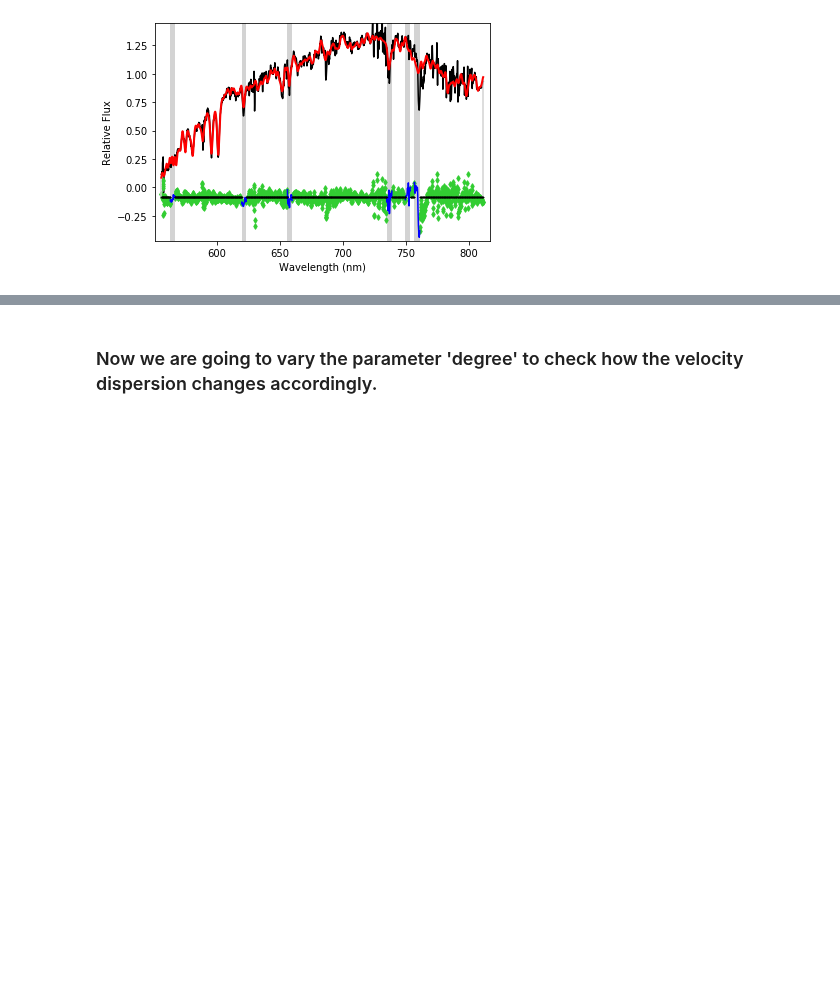
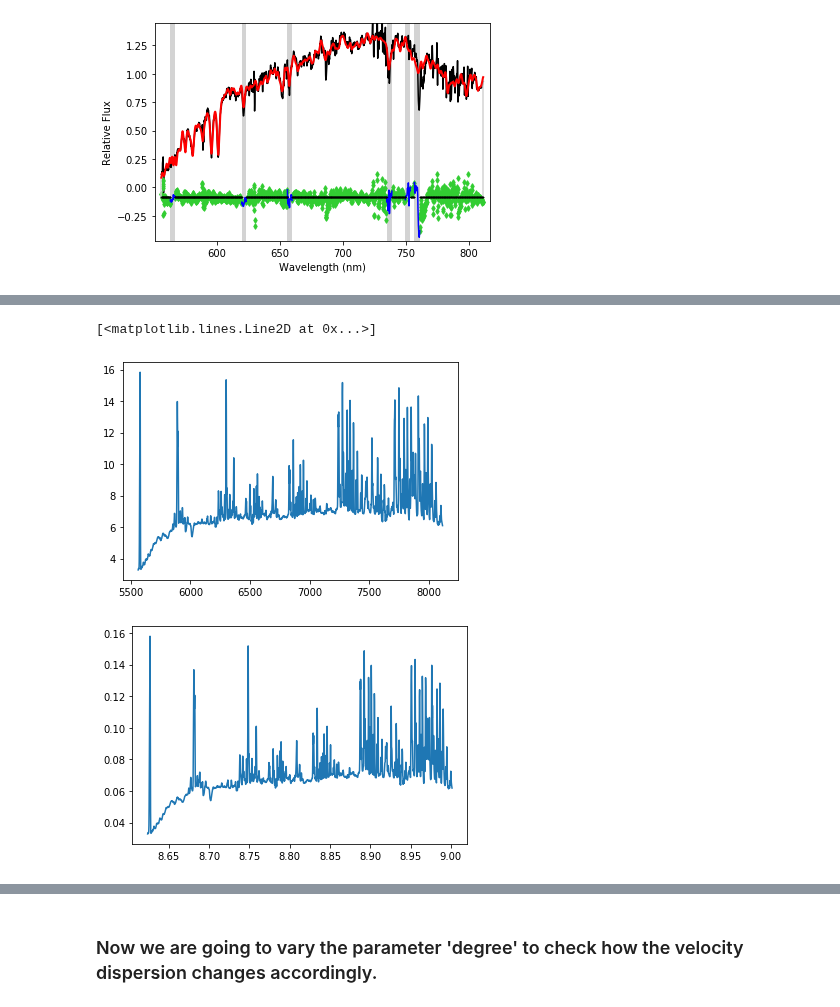
Before and after one commit to pmozumdar/ppxf_code, a Jupyter notebook: Try_Vazdekis_lib.ipynb, the cells around one changed output, grey strips where cells are left out. Saved outputs shown, nothing was run; the diff lists cells and outputs as text; code cells hidden in the pictures; blank space fills up the shorter version.

```diff
--- a/Try_Vazdekis_lib.ipynb
+++ b/Try_Vazdekis_lib.ipynb
@@ -21,7 +21,8 @@ print(lamda_galaxy_range)
 ### Normalizing the input spectra to avoid numerical problems as suggested by the package. It says--   'Make sure the spectra are rescaled to be not too many order of magnitude different from unity, to avoid  over or underflow problems in the calculation.'
 ### Both the input spectra and templates have to be logarithmically rebinned inorder to use as input for the main function of the package. As the 'log_rebin' function of the package keep the flux fixed, it does not matter whether the normalization has been done before or after rebinning.
 # %%
-spectra_galaxy = spectra_galaxy / np.median(spectra_galaxy)
+median_spectra_gal = np.median(data['col2'])               # median of the spectra_galaxy
+spectra_galaxy = spectra_galaxy / median_spectra_gal
 plt.plot(lamda_galaxy, spectra_galaxy)
 # %% [output]
 [<matplotlib.lines.Line2D at 0x...>]
@@ -78,17 +79,13 @@ plt.plot(log_lamda_template, spectra_template_new)
 # %%
-## Currently not using this
-error_galaxy_spectra = np.sqrt(variance_spectra_galaxy)             #sigma of A
+## Currently we are using this
 
-median_galaxy_spectra = np.median(data['col2'])                     # B value
-median_index = list(data['col2']).index(median_galaxy_spectra)
-median_error = error_galaxy_spectra[median_index]                   # sigma of B
+sigma_galaxy_spectra = np.sqrt(variance_spectra_galaxy)         #sigma of A
 
-F = data['col2'] / np.median(data['col2'])                          # f
-noise_1 = np.abs(F)* np.sqrt((error_galaxy_spectra/data['col2'])**2 +
-                             (median_error/median_galaxy_spectra)**2) # sigma of f
+noise = sigma_galaxy_spectra / median_spectra_gal                # sigma of f
 
 #plt.plot(lamda_galaxy, F, 'k')
 #plt.plot(lamda_galaxy, noise_1, 'g')
 # %%
-## For now we are using constant noise
-noise = np.full_like(spectra_galaxy_new, 0.0166)
+## For the final outcome we are not using constant noise
+
+constant_noise = np.full_like(spectra_galaxy_new, 0.0166)
@@ -284,0 +266,14 @@ mask = masking(spectra_galaxy_new.size, pixel_range, log_lamda_galaxy)
+# %%
+#sigma_galaxy_spectra = np.sqrt(variance_spectra_galaxy)/ median_spectra_gal
+noise_rebinned, log_lamda_noise, velo_scale = util.log_rebin(lamda_galaxy_range,
+                                                             noise,
+                                                           velscale=velocity_scale)
+plt.plot(lamda_galaxy, sigma_galaxy_spectra)
+plt.figure()
+#print(velo_scale)
+#print(np.size(noise_new))
+plt.plot(log_lamda_noise, noise_rebinned)
+# %% [output]
+[<matplotlib.lines.Line2D at 0x...>]
+[figure, added]
+[figure, added]
```
Also changed, not shown: parts of 21 cells of this notebook.
